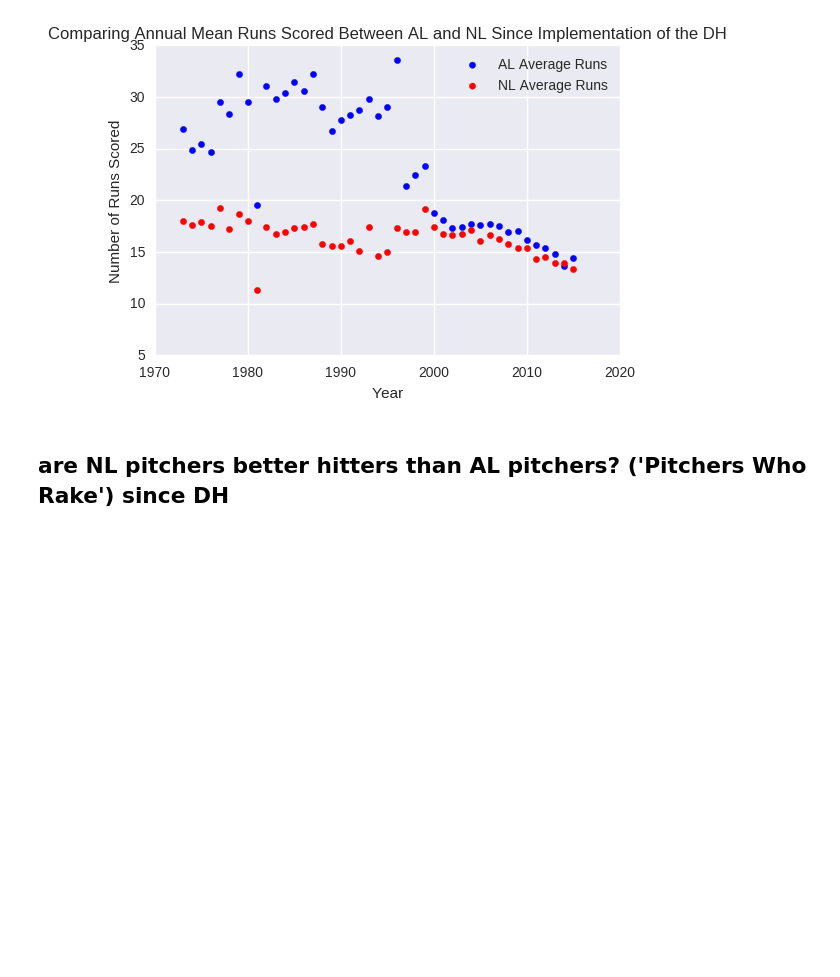
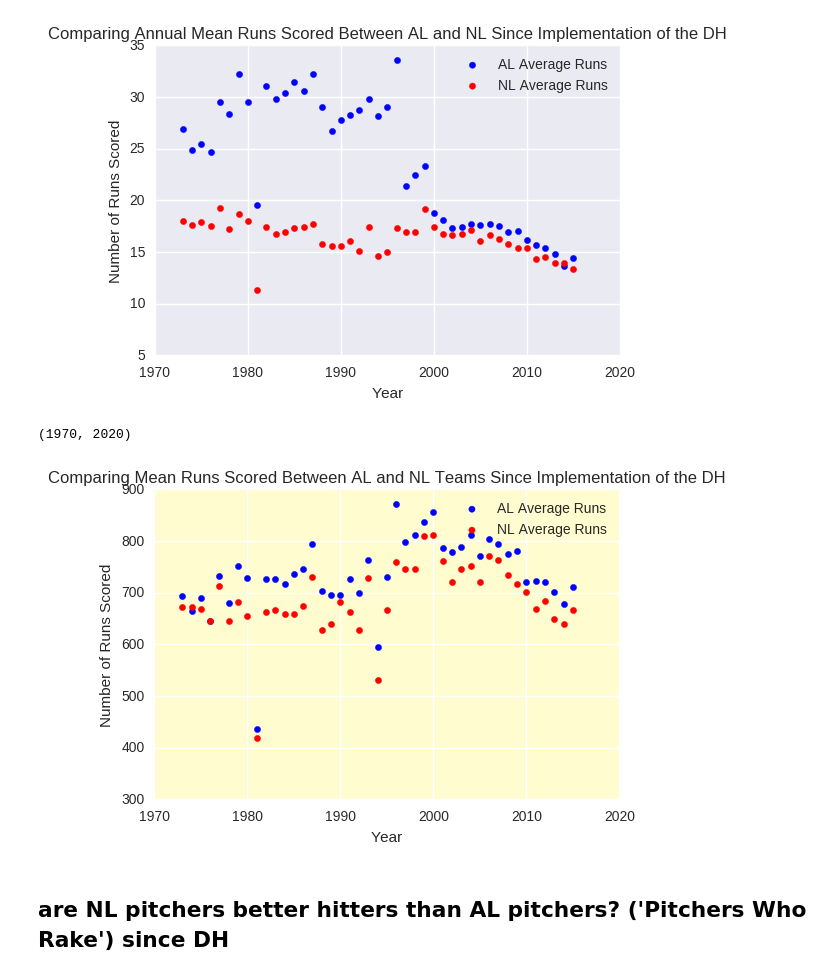
Before and after one commit to bjemcnally/Udacity-IPND-Data-Analyst-Project, a Jupyter notebook: IPND_Data_Analyst_Project.ipynb, the cells around one changed output. Saved outputs shown, nothing was run; the diff lists cells and outputs as text; code cells hidden in the pictures; blank space fills up the shorter version.

```diff
--- a/IPND_Data_Analyst_Project.ipynb
+++ b/IPND_Data_Analyst_Project.ipynb
@@ -226,3 +137,31 @@ plt.xlim(1970, 2020)
+# %%
+NL_avg_runs_per_year = find_mean_by_series_index(NL_tot_runs_per_team, 1973, 2015)
+# %%
+AL_batting_since_DH_mean_runs_by_year_and_team = AL_batting_since_DH.groupby(['yearID','teamID'])
+# %%
+AL_tot_runs_per_team = AL_batting_since_DH_mean_runs_by_year_and_team.sum()['R']
+# %%
+AL_avg_runs_per_year = find_mean_by_series_index(AL_tot_runs_per_team, 1973, 2015)
+# %%
+%matplotlib inline
+
+x = DH_years
+y2 = AL_avg_runs_per_year
+y4 = NL_avg_runs_per_year
+
+plt.scatter(x, y2, color = 'blue', label='AL Average Runs')
+
+plt.scatter(x, y4, color = 'red', label='NL Average Runs')
+
+plt.title('Comparing Mean Runs Scored Between AL and NL Teams Since Implementation of the DH')
+plt.xlabel('Year')
+plt.ylabel('Number of Runs Scored')
+plt.legend(loc='upper right')
+plt.xlim(1970, 2020)
+# plt.ylim(0, 80)
+# %% [output]
+(1970, 2020)
+[figure, added]
 # %% [markdown]
 ## are NL pitchers better hitters than AL pitchers? ('Pitchers Who Rake') **since DH**
 # %%
```
Also changed, not shown: parts of 48 cells of this notebook.
